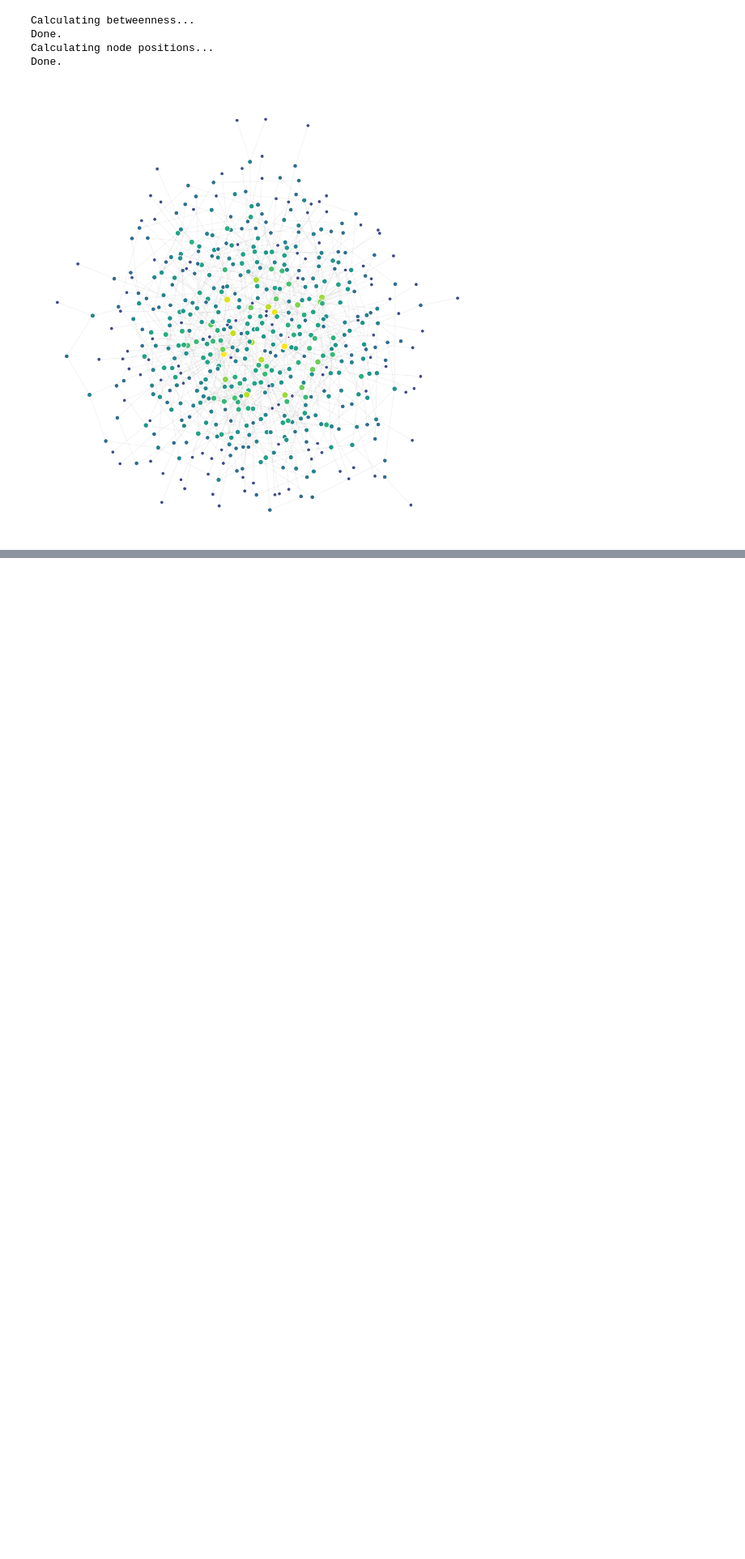
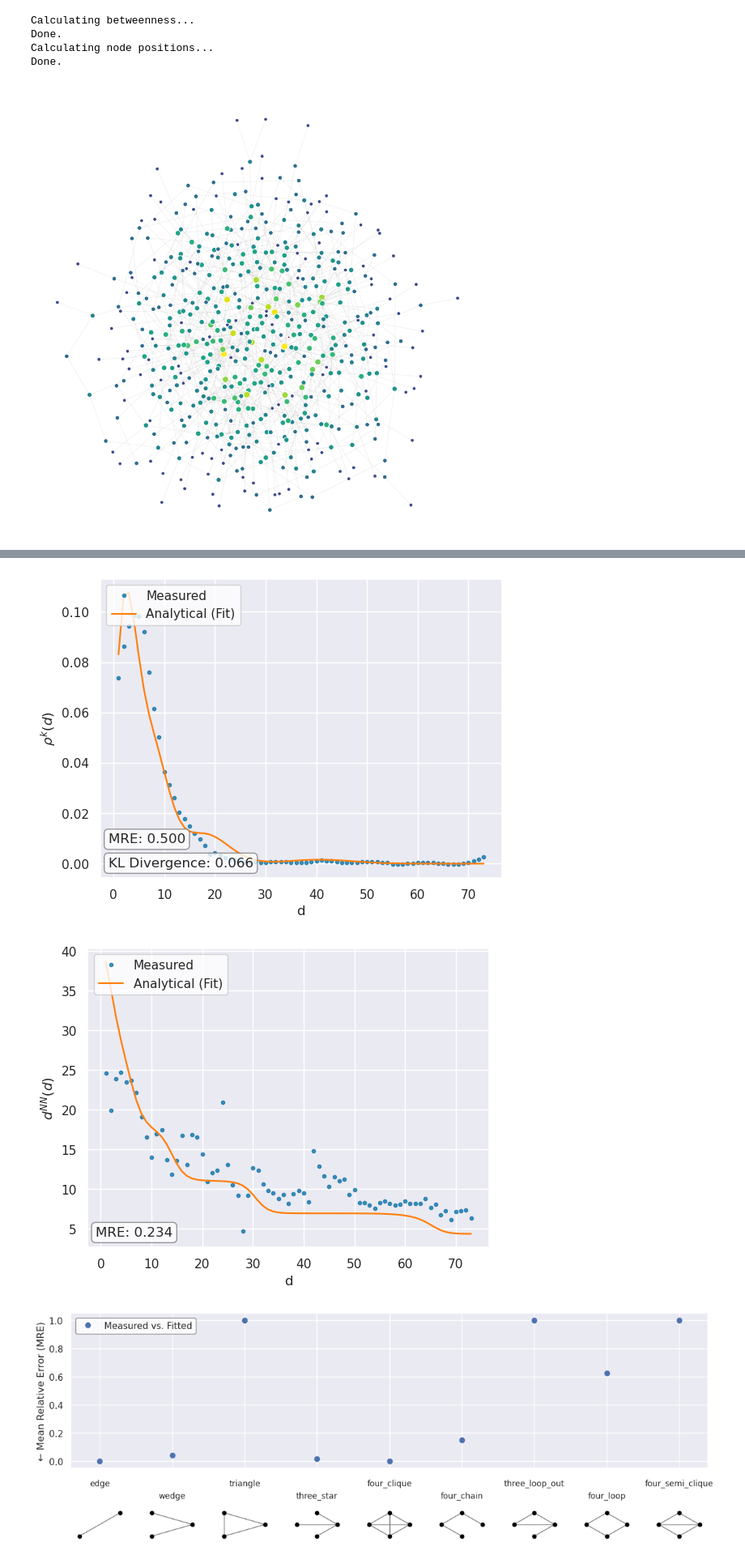
Before and after one commit to baskayj/multifractal_networks, a Jupyter notebook: celegans_neural.ipynb, the cells around one changed output, grey strips where cells are left out. Shown at 81% size. Cells and saved outputs as stored; diff of their text form; code cells hidden in the pictures; blank space fills up the shorter version.

```diff
--- a/celegans_neural.ipynb
+++ b/celegans_neural.ipynb
@@ -282,0 +377,4 @@ with open('./test_networks/celegans_neural_mfnf.pkl', 'wb') as f:
+# %%
+mfnf.find_P_l(3,5,one_shot = True)
+P3 = mfnf.P
+L3 = mfnf.l
@@ -282,0 +472,6 @@ with open('./test_networks/celegans_neural_mfnf.pkl', 'wb') as f:
+# %%
+mfnf_no_fit.P = P3
+mfnf_no_fit.l = L3
+mfnf_no_fit.k = 5
+mfnf_no_fit._calculate_metrics()
+mfnf_no_fit.motifs
@@ -282,0 +496,21 @@ with open('./test_networks/celegans_neural_mfnf.pkl', 'wb') as f:
+# %%
+mfnf_no_fit.plot_P_l_result(
+    log_scale = False,
+    grid = False,
+    display_mre = True,
+    display_kld = True,
+    plot_cumulative_error = False,
+    filename = "figures/celegans_neural_benson_3_plot.pdf"
+)
+mfnf_no_fit.plot_P_l_result(
+    log_scale = True,
+    grid = False,
+    display_mre = True,
+    display_kld = True,
+    plot_cumulative_error = False,
+    filename = "figures/celegans_neural_benson_3_log_plot.pdf"
+)
+# %% [output]
+[figure, added]
+[figure, added]
+[figure, added]
```
Also changed, not shown: parts of 13 cells of this notebook, 16 other files.
